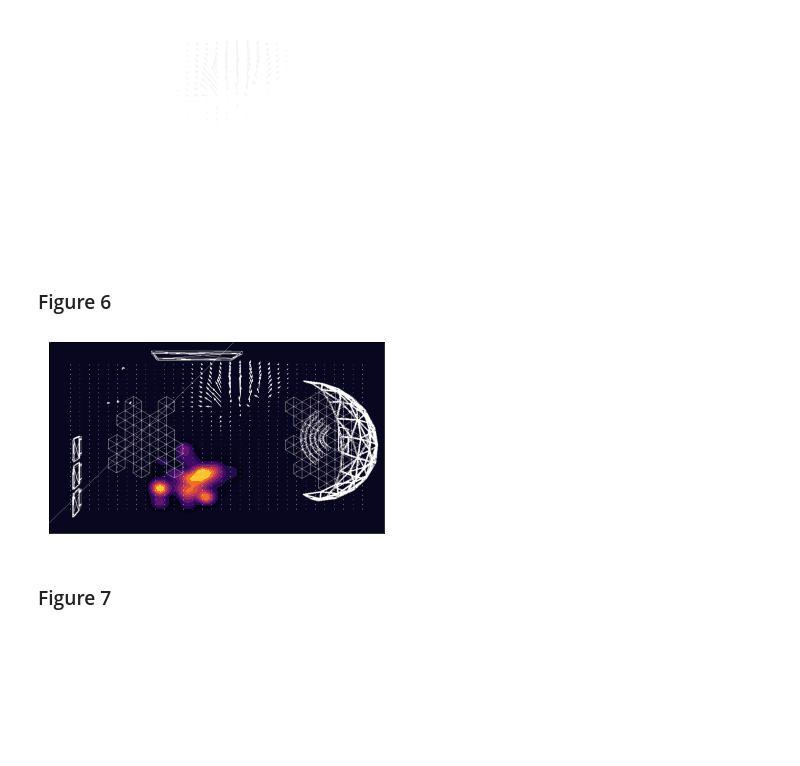
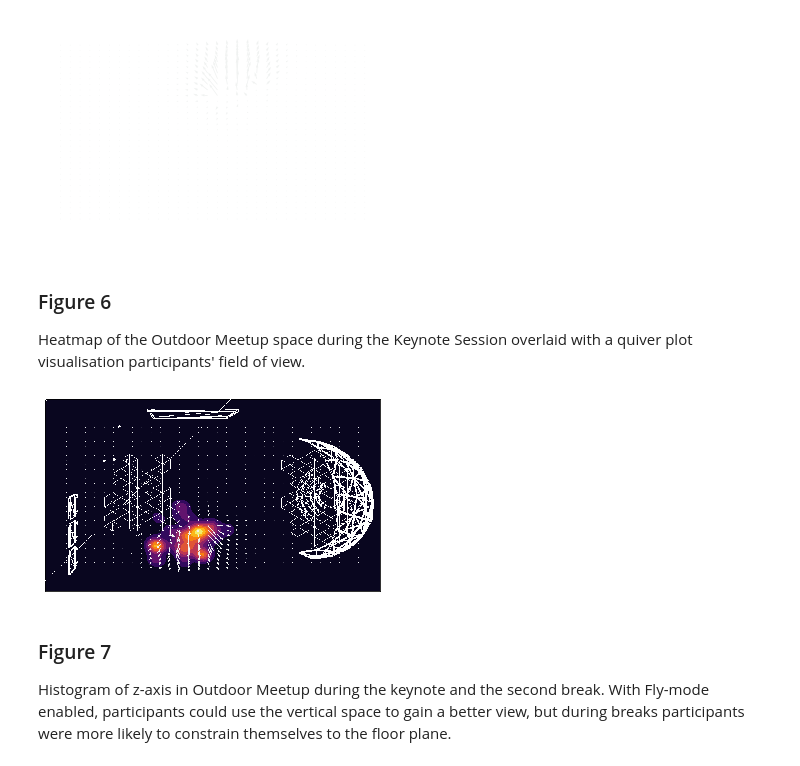
Before and after one commit to ayman/hubs-research-acm-chi-2021, a Jupyter notebook: 3.Notebooks/3.VisualisingSocialMetrics.ipynb, the cells around one changed output. Drawn from its saved outputs; the diff is of its cells as text; code cells hidden in the pictures; blank space fills up the shorter version.

```diff
--- a/3.Notebooks/3.VisualisingSocialMetrics.ipynb
+++ b/3.Notebooks/3.VisualisingSocialMetrics.ipynb
@@ -42,5 +44,5 @@ Will cover here were the coordinate settings come from in Spoke etc...
 # %%
-# Generate Some Plots!!!
+
 def draw_kde_map(df,
                  bins=50,
                  pct=1,
@@ -52,19 +54,23 @@ def draw_kde_map(df,
                  y_max=-20,
                  quiver=False,
                  quiver_overlay=None):
+    """draw_kde_map takes in a data frame and draws a kernal density estimate figure for the data frame.  The default values
+    will produce kde maps for the outdoor meetup room."""
     plt.figure()
     meetup = plt.imread(grid)
     df_clean = df.dropna()
 
-    ys = df_clean['position_x'].values
-    xs = df_clean['position_z'].values
+    # For all visualisations, X and Y refer to 2D x and y axis.  This mapping is different than default Hubs coordinate system
+
+    ys = df_clean['position_x'].values # Note that rotated view means Hubs X coord is Y for 2d visualisation
+    xs = df_clean['position_z'].values # Note that rotated view means Hubs Z coord is X for 2d visualisation
 
     plt.gca().set_facecolor("#09061F")
 
     plt.yscale('linear')
     plt.xscale('linear')
-    plt.ylim((y_min, y_max))
-    plt.xlim((x_min, x_max))
+    plt.ylim((y_min, y_max)) # Take these coords from the limit of your grid in Spoke
+    plt.xlim((x_min, x_max)) # Take these coords from the limit of your grid in Spoke
 
     ax = plt.gca()
     ax.axes.xaxis.set_visible(False)
@@ -74,6 +80,7 @@ def draw_kde_map(df,
 
     plt.imshow(meetup, extent=[x_min, x_max, y_min, y_max], zorder=3)
 
+    # Quiver overlay needs to be calculated separately, and rotated if needed.
     if quiver:
         overlay = plt.imread(quiver_overlay)
         plt.imshow(overlay,extent=[x_min, x_max, y_min, y_max], zorder=5)
@@ -238,17 +240,20 @@ fig.savefig('outputs/quiver_overlay.png',
 # Note: This figure is very light because we will overlay it in the Figure 6 step.
 # %% [output]
 [figure]
-# %% [markdown]
-### Figure 6
+# %% [markdown]
+### Figure 6
+Heatmap of the Outdoor Meetup space during the Keynote Session overlaid with a quiver plot visualisation participants' field of view.
 # %%
 draw_kde_map(loaded_matrices["keynote"]["slice"],
              save_fig="outputs/figure_6_keynote_quiver.pdf",
              quiver=True,
-             quiver_overlay="outputs/quiver_overlay.png")
+             quiver_overlay="assets/quiver_overlay_rotated.png")
 # %% [output]
-[figure, old version]
+[figure, new version]
-# %% [markdown]
-### Figure 7
+# %% [markdown]
+### Figure 7
+
+Histogram of z-axis in Outdoor Meetup during the keynote and the second break. With Fly-mode enabled, participants could use the vertical space to gain a better view, but during breaks participants were more likely to constrain themselves to the floor plane.
 # %%
 k_ys = loaded_matrices["keynote"]["slice"].position_y
 b_ys = loaded_matrices["break_2"]["slice"].position_y
```
Also changed, not shown: parts of 18 cells of this notebook, 2 other files.
